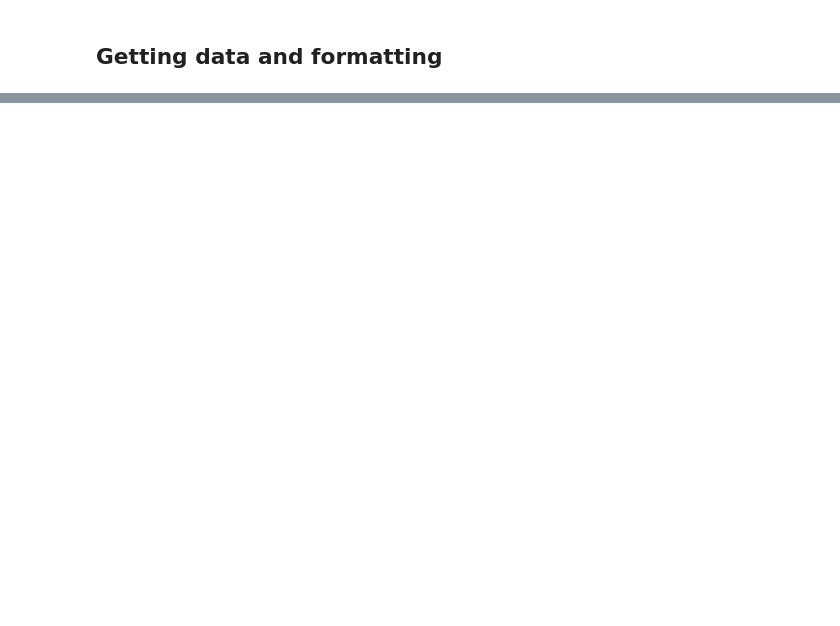
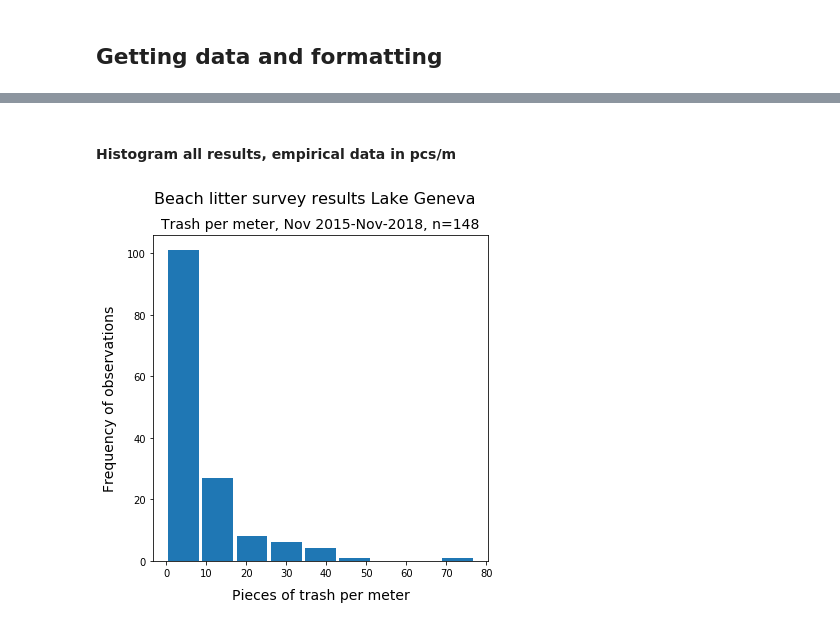
Before and after one commit to hammerdirt/solidWaste2018, a Jupyter notebook: EndOfYearThree.ipynb, the cells around one changed output, grey strips where cells are left out. Drawn from its saved outputs; the diff is of its cells as text; code cells hidden in the pictures; blank space fills up the shorter version.

```diff
--- a/EndOfYearThree.ipynb
+++ b/EndOfYearThree.ipynb
@@ -145,0 +256,6 @@ Tiger-duck-beach, Anarchy-Beach, Préverenges, lacléman_vidy_santie, lacléman_
+# %% [markdown]
+#### Histogram all results, empirical data in pcs/m
+# %%
+makeHist(lakeDailyPcsM.pcs_m, 9, (6, 6),"Trash per meter, Nov 2015-Nov-2018, n=", "Beach litter survey results Lake Geneva", "Pieces of trash per meter", "Frequency of observations", "graphs/histograms/pcsMhist.svg")
+# %% [output]
+[figure, added]
```
Also changed, not shown: parts of 102 cells of this notebook, 58 other files.
